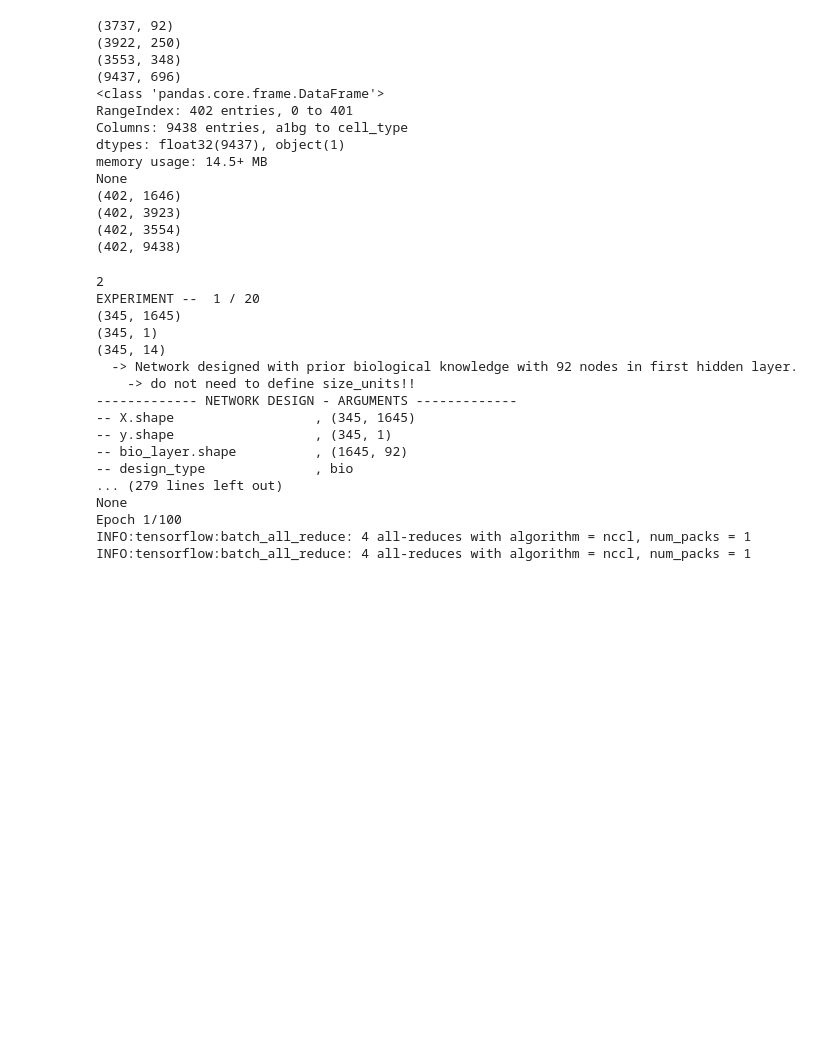
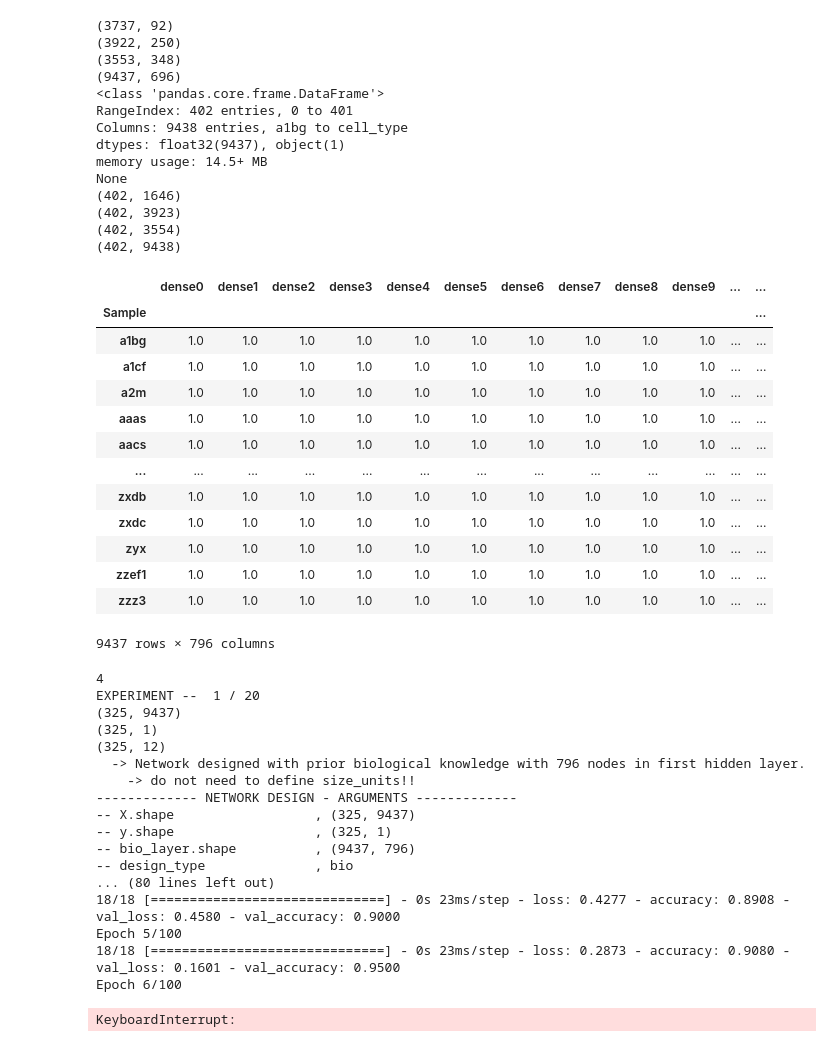
Before and after one commit to pelingundogdu/signalization_prior_knowledge_based_nn, a Jupyter notebook: notebooks/mouse.ipynb, the cells around one changed output. Cells and saved outputs as stored; diff of their text form; code cells hidden in the pictures; blank space fills up the shorter version.

```diff
--- a/notebooks/mouse.ipynb
+++ b/notebooks/mouse.ipynb
@@ -186,10 +218,27 @@ groups = df_scaled.iloc[:, -1].values
 # %%
-f dense_nodes != 0:
-        df_dense = pd.DataFrame(df_org.columns[:-1]).set_index('Sample')
-        for i in range(dense_nodes):
-            df_dense['dense'+str(i)] = 1.0
-        df_first_hidden_layer = df_dense.copy()
-    print(df_first_hidden_layer)
-    if ( ( bio_knowledge != 'None' ) and ( dense_nodes != 0 ) ):
-        df_first_hidden_layer = pd.merge(df_dense, df_bio, left_index=True, right_index=True, how='left').fillna(0)
+df_dense = pd.DataFrame(df_scaled.columns[:-1]).set_index('Sample')
+for i in range(100):
+    df_dense['dense'+str(i)] = 1.0
+df_first_hidden_layer = df_dense.copy()
+df_first_hidden_layer
+
+# df_first_hidden_layer = pd.merge(df_dense, df_ppi, left_index=True, right_index=True, how='left').fillna(0)
+df_first_hidden_layer = pd.merge(df_dense, df_ppitf, left_index=True, right_index=True, how='left').fillna(0)
+
+df_first_hidden_layer
+# %% [output]
+|  | dense0 | dense1 | dense2 | dense3 | dense4 | dense5 | dense6 | dense7 | dense8 | dense9 | ... | ... |
+| Sample |  |  |  |  |  |  |  |  |  |  |  | ... |
+| a1bg | 1.0 | 1.0 | 1.0 | 1.0 | 1.0 | 1.0 | 1.0 | 1.0 | 1.0 | 1.0 | ... | ... |
+| a1cf | 1.0 | 1.0 | 1.0 | 1.0 | 1.0 | 1.0 | 1.0 | 1.0 | 1.0 | 1.0 | ... | ... |
+| a2m | 1.0 | 1.0 | 1.0 | 1.0 | 1.0 | 1.0 | 1.0 | 1.0 | 1.0 | 1.0 | ... | ... |
+| aaas | 1.0 | 1.0 | 1.0 | 1.0 | 1.0 | 1.0 | 1.0 | 1.0 | 1.0 | 1.0 | ... | ... |
+| aacs | 1.0 | 1.0 | 1.0 | 1.0 | 1.0 | 1.0 | 1.0 | 1.0 | 1.0 | 1.0 | ... | ... |
+| ... | ... | ... | ... | ... | ... | ... | ... | ... | ... | ... | ... | ... |
+| zxdb | 1.0 | 1.0 | 1.0 | 1.0 | 1.0 | 1.0 | 1.0 | 1.0 | 1.0 | 1.0 | ... | ... |
+| zxdc | 1.0 | 1.0 | 1.0 | 1.0 | 1.0 | 1.0 | 1.0 | 1.0 | 1.0 | 1.0 | ... | ... |
+| zyx | 1.0 | 1.0 | 1.0 | 1.0 | 1.0 | 1.0 | 1.0 | 1.0 | 1.0 | 1.0 | ... | ... |
+| zzef1 | 1.0 | 1.0 | 1.0 | 1.0 | 1.0 | 1.0 | 1.0 | 1.0 | 1.0 | 1.0 | ... | ... |
+| zzz3 | 1.0 | 1.0 | 1.0 | 1.0 | 1.0 | 1.0 | 1.0 | 1.0 | 1.0 | 1.0 | ... | ... |
+9437 rows × 796 columns
 # %%
@@ -227,7 +252,7 @@ design = 'signaling_gene_space_1_layer_pathway'
 # %%
 seed(1)
 df_result = pd.DataFrame()
-for i_pgroups in n_groups_:
+for i_pgroups in n_groups_[1:2]:
 
     print(i_pgroups)
     splitter = LeavePGroupsOut(n_groups=i_pgroups)
@@ -324,20 +349,21 @@ for i_pgroups in n_groups_:
 
 df_result.to_csv(os.path.join(save_path, design+'.csv'))
 # %% [output]
-2
+4
 EXPERIMENT --  1 / 20
-(345, 1645)
-(345, 1)
-(345, 14)
-  -> Network designed with prior biological knowledge with 92 nodes in first hidden layer.
+(325, 9437)
+(325, 1)
+(325, 12)
+  -> Network designed with prior biological knowledge with 796 nodes in first hidden layer.
     -> do not need to define size_units!!
 ------------- NETWORK DESIGN - ARGUMENTS -------------
--- X.shape                  , (345, 1645)
--- y.shape                  , (345, 1)
--- bio_layer.shape          , (1645, 92)
+-- X.shape                  , (325, 9437)
+-- y.shape                  , (325, 1)
+-- bio_layer.shape          , (9437, 796)
 -- design_type              , bio
-... (279 lines left out)
-None
-Epoch 1/100
-INFO:tensorflow:batch_all_reduce: 4 all-reduces with algorithm = nccl, num_packs = 1
-INFO:tensorflow:batch_all_reduce: 4 all-reduces with algorithm = nccl, num_packs = 1
+... (80 lines left out)
+18/18 [==============================] - 0s 23ms/step - loss: 0.4277 - accuracy: 0.8908 - val_loss: 0.4580 - val_accuracy: 0.9000
+Epoch 5/100
+18/18 [==============================] - 0s 23ms/step - loss: 0.2873 - accuracy: 0.9080 - val_loss: 0.1601 - val_accuracy: 0.9500
+Epoch 6/100
+KeyboardInterrupt:
```
Also changed, not shown: parts of 11 cells of this notebook, 1 other file.
